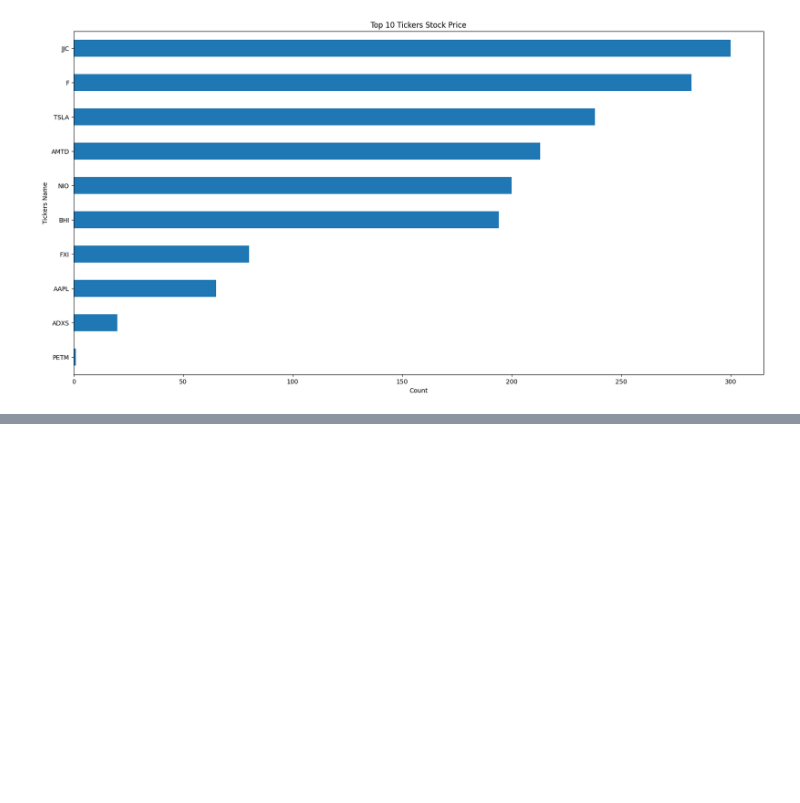
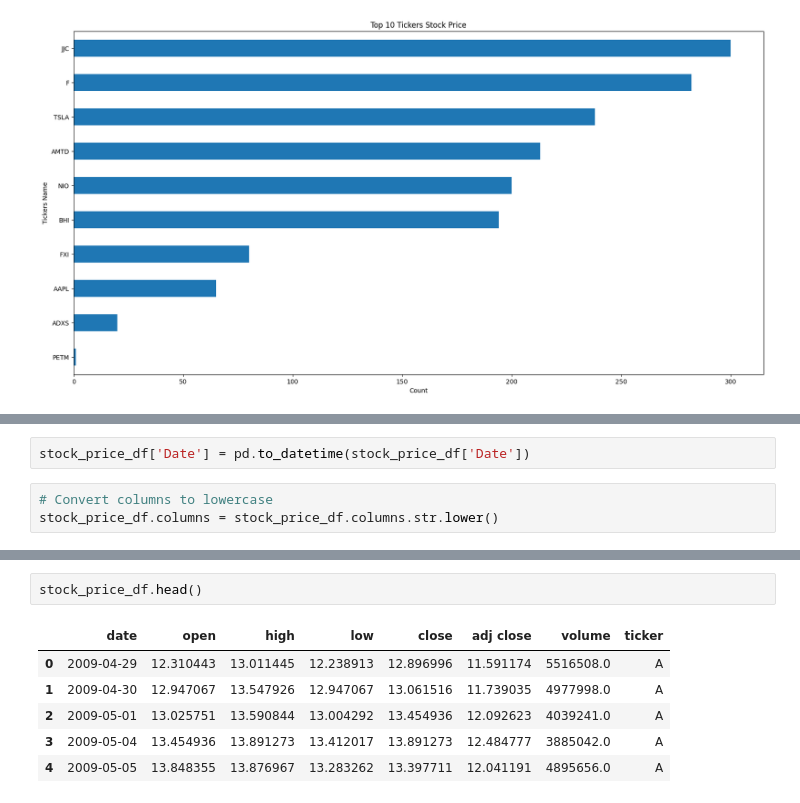
Before and after one commit to der-bew/10ac_week1, a Jupyter notebook: notebooks/Stock_EDA.ipynb, the cells around one changed output, grey strips where cells are left out. Cells and saved outputs as stored; diff of their text form; blank space fills up the shorter version.

```diff
--- a/notebooks/Stock_EDA.ipynb
+++ b/notebooks/Stock_EDA.ipynb
@@ -537,0 +550,5 @@ plt.show()
+# %%
+stock_price_df['Date'] = pd.to_datetime(stock_price_df['Date'])
+# %%
+# Convert columns to lowercase
+stock_price_df.columns = stock_price_df.columns.str.lower()
@@ -537,0 +567,9 @@ plt.show()
+# %%
+stock_price_df.head()
+# %% [output]
+|  | date | open | high | low | close | adj close | volume | ticker |
+| 0 | 2009-04-29 | 12.310443 | 13.011445 | 12.238913 | 12.896996 | 11.591174 | 5516508.0 | A |
+| 1 | 2009-04-30 | 12.947067 | 13.547926 | 12.947067 | 13.061516 | 11.739035 | 4977998.0 | A |
+| 2 | 2009-05-01 | 13.025751 | 13.590844 | 13.004292 | 13.454936 | 12.092623 | 4039241.0 | A |
+| 3 | 2009-05-04 | 13.454936 | 13.891273 | 13.412017 | 13.891273 | 12.484777 | 3885042.0 | A |
+| 4 | 2009-05-05 | 13.848355 | 13.876967 | 13.283262 | 13.397711 | 12.041191 | 4895656.0 | A |
```
Also changed, not shown: parts of 6 cells of this notebook.
